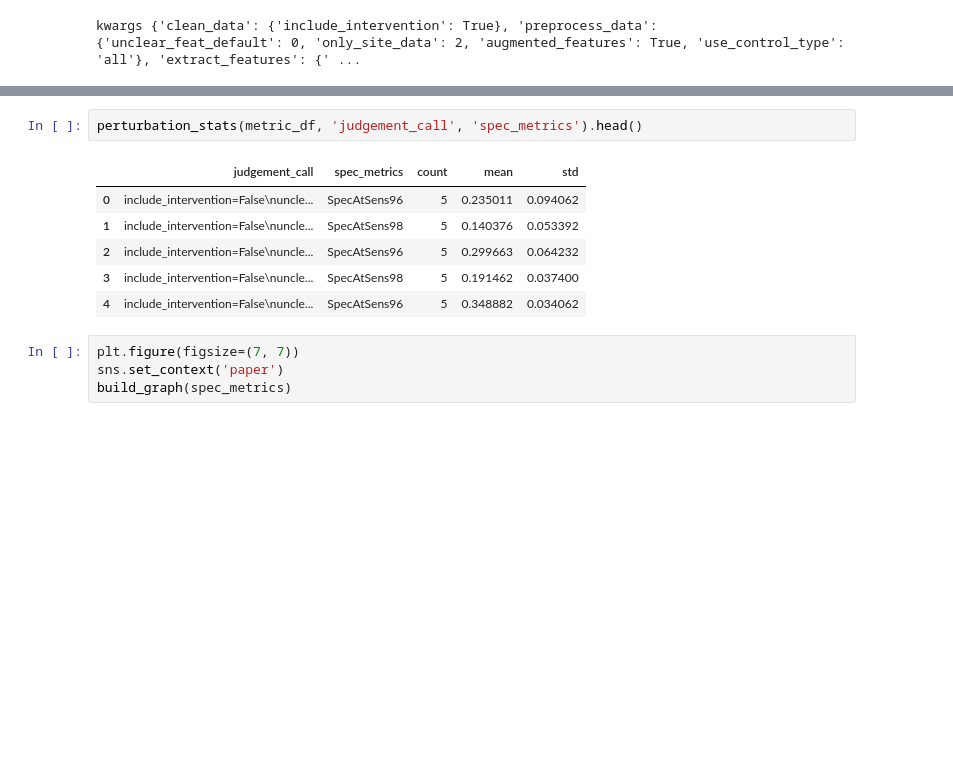
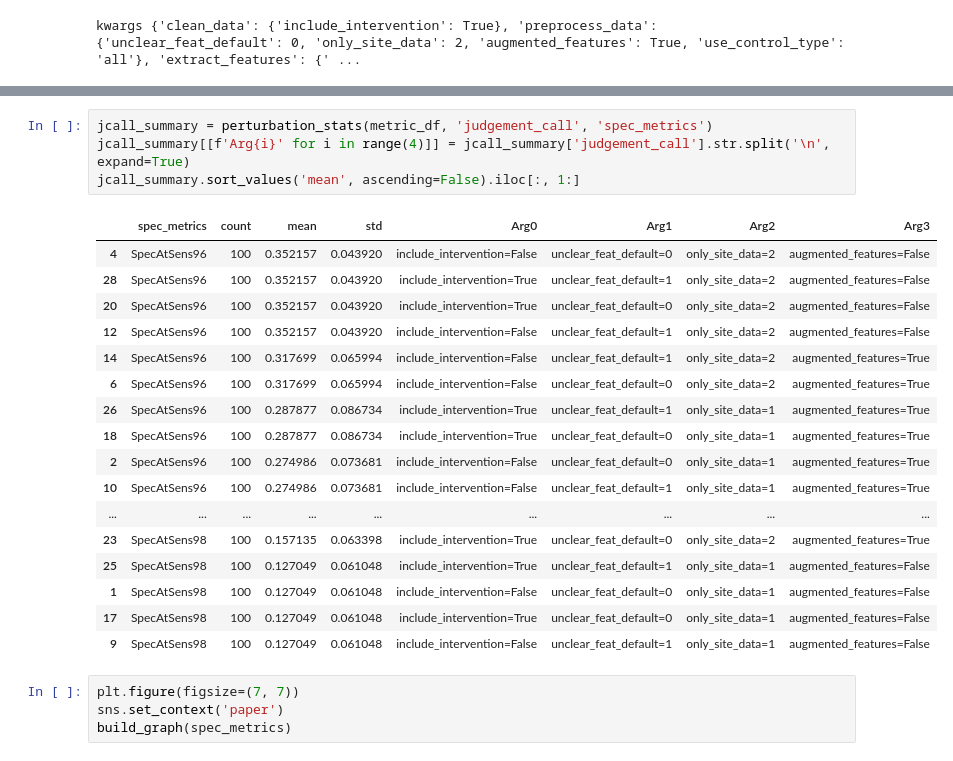
Before and after one commit to Yu-Group/clinical-rule-vetting, a Jupyter notebook: rulevetting/projects/csi_pecarn/notebooks/stability_models.ipynb, the cells around one changed output, grey strips where cells are left out. Saved outputs shown, nothing was run; the diff lists cells and outputs as text; blank space fills up the shorter version.

```diff
--- a/rulevetting/projects/csi_pecarn/notebooks/stability_models.ipynb
+++ b/rulevetting/projects/csi_pecarn/notebooks/stability_models.ipynb
@@ -262,12 +224,25 @@ g.savefig(oj(PLOT_PATH, f'jcall_perturbation_{N_REPS}.png'))
-# %%
-perturbation_stats(metric_df, 'judgement_call', 'spec_metrics').head()
-# %% [output]
-|  | judgement_call | spec_metrics | count | mean | std |
-| 0 | include_intervention=False\nuncle... | SpecAtSens96 | 5 | 0.235011 | 0.094062 |
-| 1 | include_intervention=False\nuncle... | SpecAtSens98 | 5 | 0.140376 | 0.053392 |
-| 2 | include_intervention=False\nuncle... | SpecAtSens96 | 5 | 0.299663 | 0.064232 |
-| 3 | include_intervention=False\nuncle... | SpecAtSens98 | 5 | 0.191462 | 0.037400 |
-| 4 | include_intervention=False\nuncle... | SpecAtSens96 | 5 | 0.348882 | 0.034062 |
+# %%
+jcall_summary = perturbation_stats(metric_df, 'judgement_call', 'spec_metrics')
+jcall_summary[[f'Arg{i}' for i in range(4)]] = jcall_summary['judgement_call'].str.split('\n', expand=True)
+jcall_summary.sort_values('mean', ascending=False).iloc[:, 1:]
+# %% [output]
+|  | spec_metrics | count | mean | std | Arg0 | Arg1 | Arg2 | Arg3 |
+| 4 | SpecAtSens96 | 100 | 0.352157 | 0.043920 | include_intervention=False | unclear_feat_default=0 | only_site_data=2 | augmented_features=False |
+| 28 | SpecAtSens96 | 100 | 0.352157 | 0.043920 | include_intervention=True | unclear_feat_default=1 | only_site_data=2 | augmented_features=False |
+| 20 | SpecAtSens96 | 100 | 0.352157 | 0.043920 | include_intervention=True | unclear_feat_default=0 | only_site_data=2 | augmented_features=False |
+| 12 | SpecAtSens96 | 100 | 0.352157 | 0.043920 | include_intervention=False | unclear_feat_default=1 | only_site_data=2 | augmented_features=False |
+| 14 | SpecAtSens96 | 100 | 0.317699 | 0.065994 | include_intervention=False | unclear_feat_default=1 | only_site_data=2 | augmented_features=True |
+| 6 | SpecAtSens96 | 100 | 0.317699 | 0.065994 | include_intervention=False | unclear_feat_default=0 | only_site_data=2 | augmented_features=True |
+| 26 | SpecAtSens96 | 100 | 0.287877 | 0.086734 | include_intervention=True | unclear_feat_default=1 | only_site_data=1 | augmented_features=True |
+| 18 | SpecAtSens96 | 100 | 0.287877 | 0.086734 | include_intervention=True | unclear_feat_default=0 | only_site_data=1 | augmented_features=True |
+| 2 | SpecAtSens96 | 100 | 0.274986 | 0.073681 | include_intervention=False | unclear_feat_default=0 | only_site_data=1 | augmented_features=True |
+| 10 | SpecAtSens96 | 100 | 0.274986 | 0.073681 | include_intervention=False | unclear_feat_default=1 | only_site_data=1 | augmented_features=True |
+| ... | ... | ... | ... | ... | ... | ... | ... | ... |
+| 23 | SpecAtSens98 | 100 | 0.157135 | 0.063398 | include_intervention=True | unclear_feat_default=0 | only_site_data=2 | augmented_features=True |
+| 25 | SpecAtSens98 | 100 | 0.127049 | 0.061048 | include_intervention=True | unclear_feat_default=1 | only_site_data=1 | augmented_features=False |
+| 1 | SpecAtSens98 | 100 | 0.127049 | 0.061048 | include_intervention=False | unclear_feat_default=0 | only_site_data=1 | augmented_features=False |
+| 17 | SpecAtSens98 | 100 | 0.127049 | 0.061048 | include_intervention=True | unclear_feat_default=0 | only_site_data=1 | augmented_features=False |
+| 9 | SpecAtSens98 | 100 | 0.127049 | 0.061048 | include_intervention=False | unclear_feat_default=1 | only_site_data=1 | augmented_features=False |
 # %%
 plt.figure(figsize=(7, 7))
 sns.set_context('paper')
```
Also changed, not shown: parts of 14 cells of this notebook.
